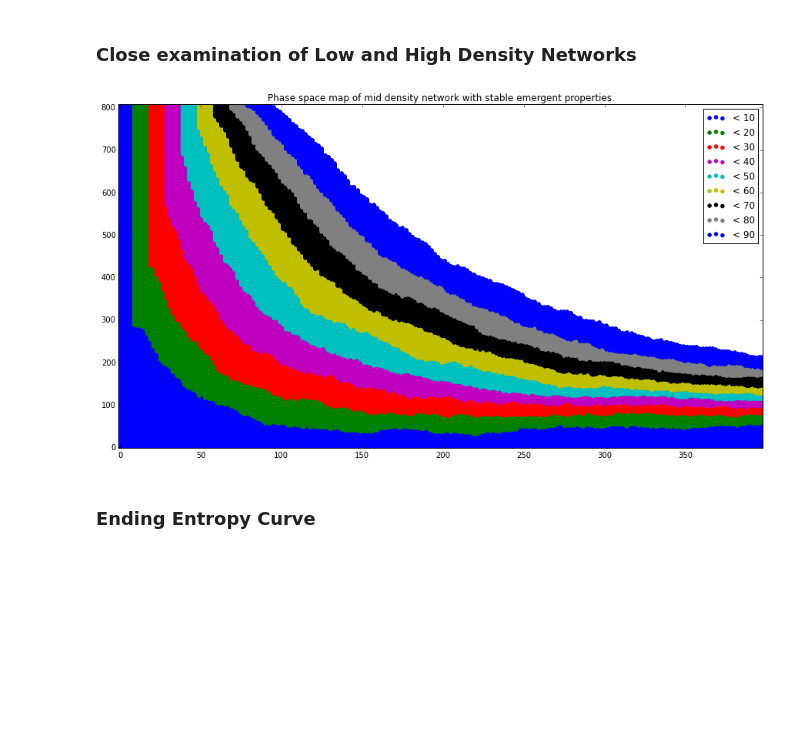
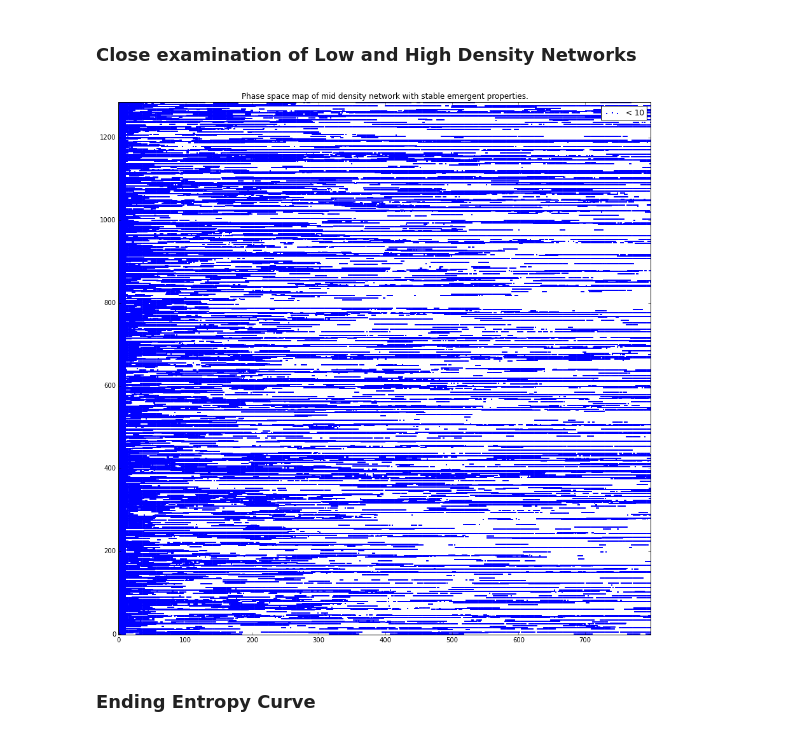
Before and after one commit to davidgljay/relmodels, a Jupyter notebook: Relnetwork 1.0.ipynb, the cells around one changed output. Drawn from its saved outputs; the diff is of its cells as text; code cells hidden in the pictures; blank space fills up the shorter version.

```diff
--- a/Relnetwork 1.0.ipynb
+++ b/Relnetwork 1.0.ipynb
@@ -259,9 +266,9 @@ def phasespacemap(values, dividers, title="", sort = True):
                     sets[k].append((i,j))
 
     #Set up an array of colors
-    colors=cycle(["b","g","r","m","c","y","k","grey"])
+    colors=cycle(["b","g","r","m","c","y","k","grey", "black"])
 
-    fig, axes = plt.subplots(figsize=(15,8))
+    fig, axes = plt.subplots(figsize=(15,15))
     axes.set_title(title)
     #Plot each set as s different color
     maxx = 0
@@ -277,7 +284,7 @@ def phasespacemap(values, dividers, title="", sort = True):
                 lbl = "< " + str(dividers[i])
             else:
                 lbl = "> " + str(dividers[-1])
-            axes.scatter(xset, yset, color=c, label=lbl, )
+            axes.scatter(xset, yset, color=c, label=lbl, marker=',', s=1 )
             axes.legend(loc=1)
             maxx = max([maxx, max(xset)])
             maxy = max([maxy, max(yset)])
@@ -286,6 +293,6 @@ def phasespacemap(values, dividers, title="", sort = True):
     plt.show()
 # %%
 l = Landscape(40, 50, test_vars)
-logs = l.run(200)
+logs = l.run(20)
 dividers=[i*10 for i in xrange(0,10)]
 phasespacemap(logs["entropy_log"], dividers, "Test map")
@@ -360,7 +369,7 @@ config["starting_entropy"]=60
 
 data = []
 
-for i in range(0,50):
+for i in range(20,60):
     l = Landscape(50,i*2,config)
     logs = l.run(200)
     data.append(median(logs["entropy_log"][-1]))
@@ -373,20 +382,20 @@ NameError: name 'linegraph' is not defined
 # %%
 config = {}
 config["max_entropy"]=100
 config["reduction_on_receive"]=2
 config["increase_on_send"]=1
 config["state_array_length"]=20
 config["neighborhood_size"]=30
 config["starting_entropy"]=0
 
 data = []
 
-l = Landscape(50,35,config)
-logs = l.run(400)
-dividers=[i*10 for i in xrange(0,10)]
-phasespacemap(logs["entropy_log"],dividers, "Phase space map of mid density network with stable emergent properties.")
+l = Landscape(50,55,config)
+logs = l.run(800)
+dividers=[i*10 for i in xrange(0,2)]
+phasespacemap(logs["entropy_log"],dividers, "Phase space map of mid density network with stable emergent properties.", False)
 # %% [output]
-[figure, old version]
+[figure, new version]
 # %% [markdown]
 ### Ending Entropy Curve
 # %% [markdown]
```
Also changed, not shown: parts of 11 cells of this notebook.
